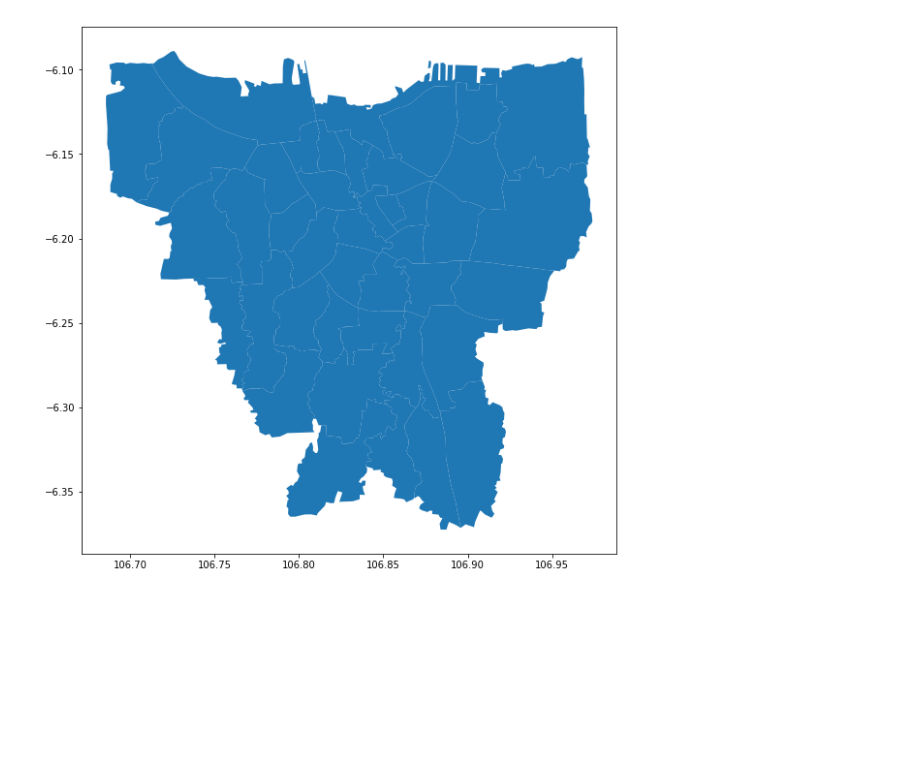
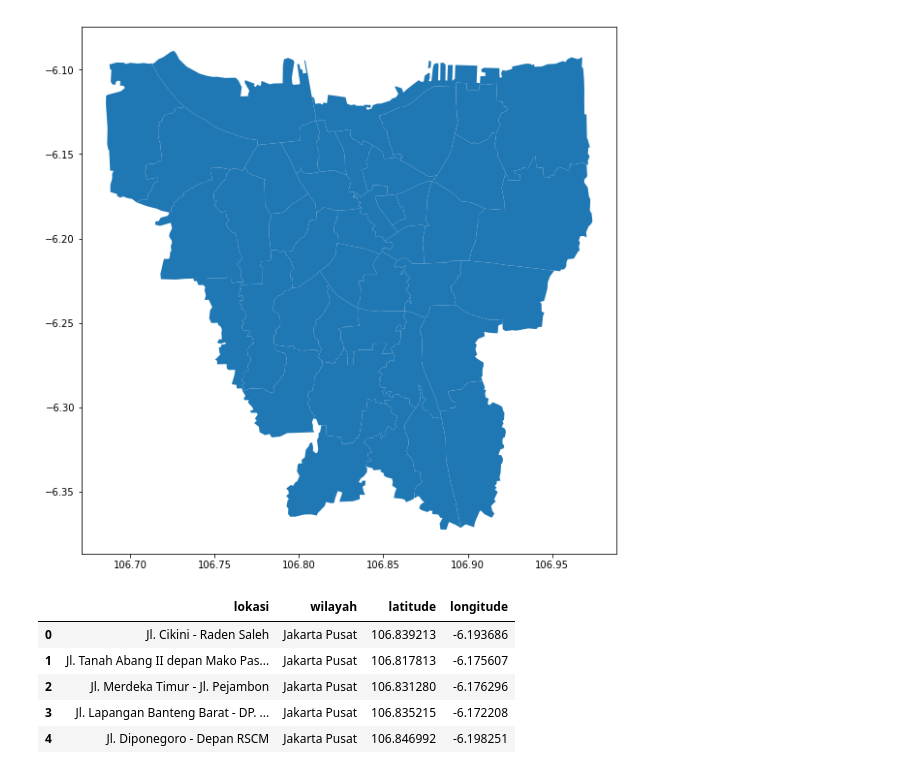
Before and after one commit to zavliju/jakarta-vis, a Jupyter notebook: jakarta-vis.ipynb, the cells around one changed output. Cells and saved outputs as stored; diff of their text form; code cells hidden in the pictures; blank space fills up the shorter version.

```diff
--- a/jakarta-vis.ipynb
+++ b/jakarta-vis.ipynb
@@ -97,0 +99,9 @@ jkt.plot(markersize=5, figsize=(10, 10))
+# %%
+lampu.head()
+# %% [output]
+|  | lokasi | wilayah | latitude | longitude |
+| 0 | Jl. Cikini - Raden Saleh | Jakarta Pusat | 106.839213 | -6.193686 |
+| 1 | Jl. Tanah Abang II depan Mako Pas... | Jakarta Pusat | 106.817813 | -6.175607 |
+| 2 | Jl. Merdeka Timur - Jl. Pejambon | Jakarta Pusat | 106.831280 | -6.176296 |
+| 3 | Jl. Lapangan Banteng Barat - DP. ... | Jakarta Pusat | 106.835215 | -6.172208 |
+| 4 | Jl. Diponegoro - Depan RSCM | Jakarta Pusat | 106.846992 | -6.198251 |
```
Also changed, not shown: parts of 5 cells of this notebook.
